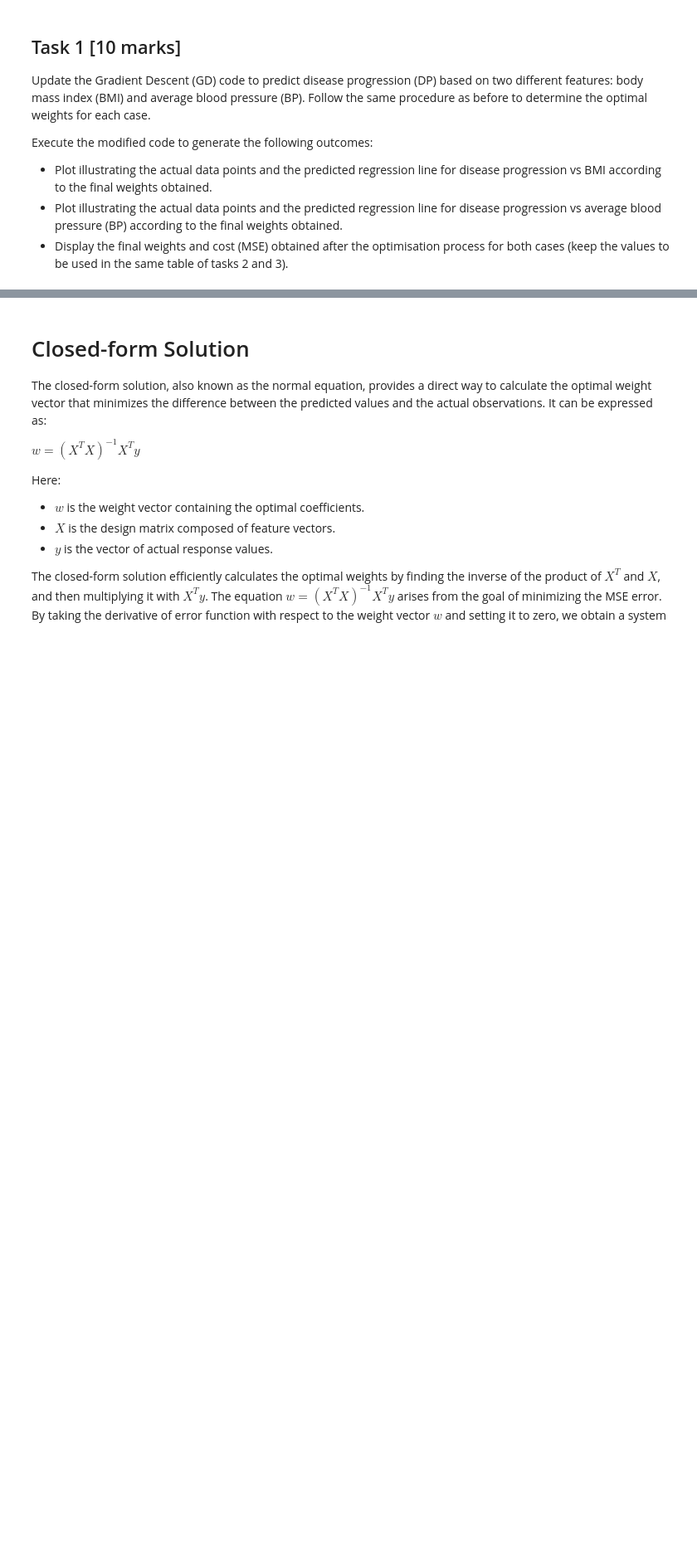
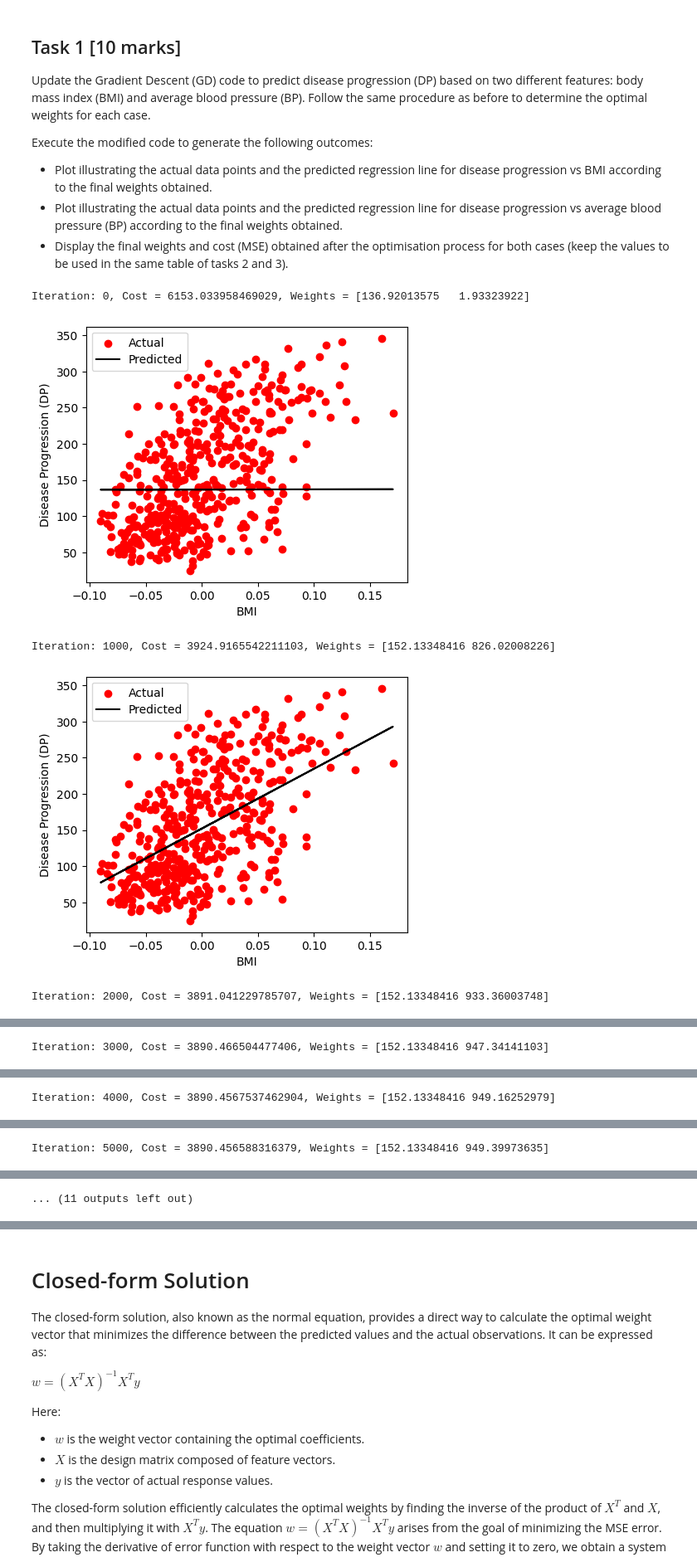
Before and after one commit to FajarKKP/Coding, a Jupyter notebook: 02_ML_LR.ipynb, the cells around one changed output, grey strips where cells are left out. Shown at 83% size. Saved outputs shown, nothing was run; the diff lists cells and outputs as text; code cells hidden in the pictures; blank space fills up the shorter version.

```diff
--- a/02_ML_LR.ipynb
+++ b/02_ML_LR.ipynb
@@ -268,0 +323,12 @@ Execute the modified code to generate the following outcomes:
+# %%
+lr = 0.9
+n_iter=10000
+X = diabetes_data["bmi"]
+Y = diabetes_data["DP"]
+final_i_bmi, final_cost_bmi, final_w_bmi = fit(n_iter,X,Y,lr)
+# %% [output]
+Iteration: 0, Cost = 6153.033958469029, Weights = [136.92013575   1.93323922]
+[figure, added]
+Iteration: 1000, Cost = 3924.9165542211103, Weights = [152.13348416 826.02008226]
+[figure, added]
+Iteration: 2000, Cost = 3891.041229785707, Weights = [152.13348416 933.36003748]
@@ -268,0 +336 @@ Execute the modified code to generate the following outcomes:
+Iteration: 3000, Cost = 3890.466504477406, Weights = [152.13348416 947.34141103]
@@ -268,0 +338 @@ Execute the modified code to generate the following outcomes:
+Iteration: 4000, Cost = 3890.4567537462904, Weights = [152.13348416 949.16252979]
@@ -268,0 +340 @@ Execute the modified code to generate the following outcomes:
+Iteration: 5000, Cost = 3890.456588316379, Weights = [152.13348416 949.39973635]
@@ -268,0 +342 @@ Execute the modified code to generate the following outcomes:
+... (11 outputs left out)
```
Also changed, not shown: parts of 8 cells of this notebook.
